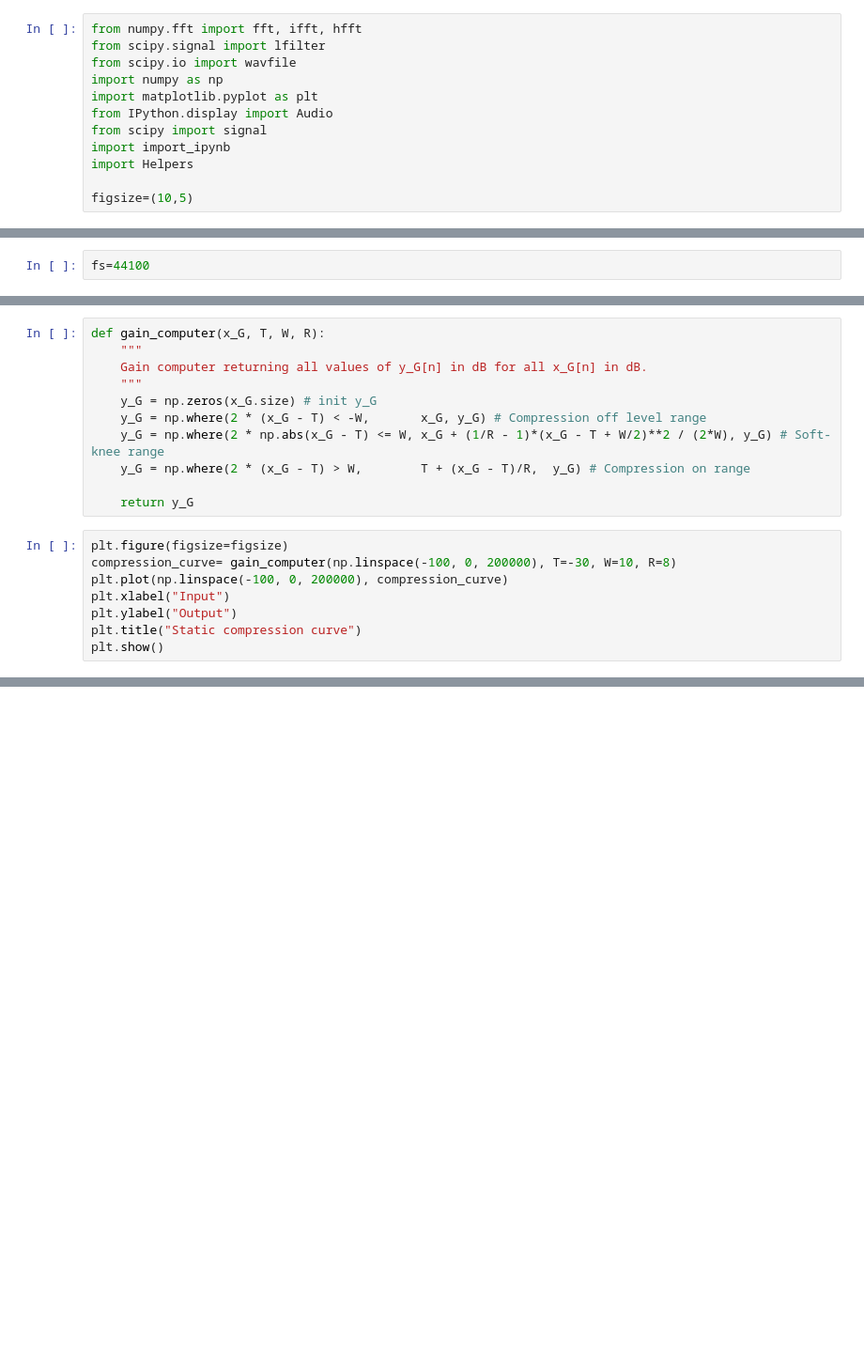
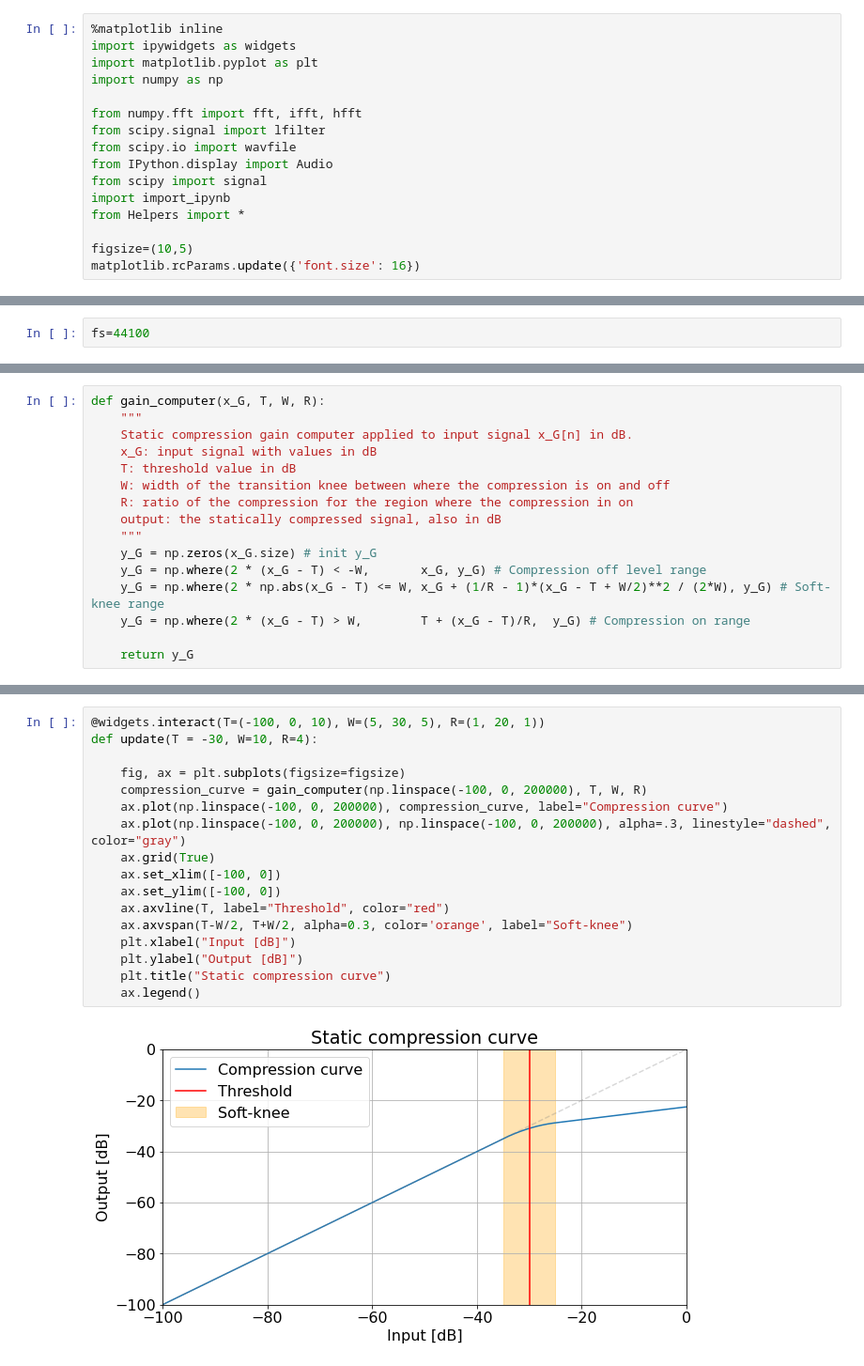
Before and after one commit to lucieperrotta/computersandmusic, a Jupyter notebook: Compressor.ipynb, the cells around one changed output, grey strips where cells are left out. Shown at 94% size. Drawn from its saved outputs; the diff is of its cells as text; blank space fills up the shorter version.

```diff
--- a/Compressor.ipynb
+++ b/Compressor.ipynb
@@ -1,12 +5,16 @@
 # %%
+%matplotlib inline
+import ipywidgets as widgets
+import matplotlib.pyplot as plt
+import numpy as np
+
 from numpy.fft import fft, ifft, hfft
 from scipy.signal import lfilter
 from scipy.io import wavfile
-import numpy as np
-import matplotlib.pyplot as plt
 from IPython.display import Audio
 from scipy import signal
 import import_ipynb
-import Helpers
+from Helpers import *
 
 figsize=(10,5)
+matplotlib.rcParams.update({'font.size': 16})
@@ -17,7 +48,12 @@ fs=44100
 # %%
 def gain_computer(x_G, T, W, R):
     """
-    Gain computer returning all values of y_G[n] in dB for all x_G[n] in dB.
+    Static compression gain computer applied to input signal x_G[n] in dB.
+    x_G: input signal with values in dB
+    T: threshold value in dB
+    W: width of the transition knee between where the compression is on and off
+    R: ratio of the compression for the region where the compression in on
+    output: the statically compressed signal, also in dB
     """
     y_G = np.zeros(x_G.size) # init y_G
     y_G = np.where(2 * (x_G - T) < -W,       x_G, y_G) # Compression off level range
@@ -25,11 +61,3 @@ def gain_computer(x_G, T, W, R):
     y_G = np.where(2 * (x_G - T) > W,        T + (x_G - T)/R,  y_G) # Compression on range
 
     return y_G
-# %%
-plt.figure(figsize=figsize)
-compression_curve= gain_computer(np.linspace(-100, 0, 200000), T=-30, W=10, R=8)
-plt.plot(np.linspace(-100, 0, 200000), compression_curve)
-plt.xlabel("Input")
-plt.ylabel("Output")
-plt.title("Static compression curve")
-plt.show()
@@ -35,0 +66,19 @@ plt.show()
+# %%
+@widgets.interact(T=(-100, 0, 10), W=(5, 30, 5), R=(1, 20, 1))
+def update(T = -30, W=10, R=4):
+
+    fig, ax = plt.subplots(figsize=figsize)
+    compression_curve = gain_computer(np.linspace(-100, 0, 200000), T, W, R)
+    ax.plot(np.linspace(-100, 0, 200000), compression_curve, label="Compression curve")
+    ax.plot(np.linspace(-100, 0, 200000), np.linspace(-100, 0, 200000), alpha=.3, linestyle="dashed", color="gray")
+    ax.grid(True)
+    ax.set_xlim([-100, 0])
+    ax.set_ylim([-100, 0])
+    ax.axvline(T, label="Threshold", color="red")
+    ax.axvspan(T-W/2, T+W/2, alpha=0.3, color='orange', label="Soft-knee")
+    plt.xlabel("Input [dB]")
+    plt.ylabel("Output [dB]")
+    plt.title("Static compression curve")
+    ax.legend()
+# %% [output]
+[figure, added]
```
Also changed, not shown: parts of 25 cells of this notebook, 2 other files.
